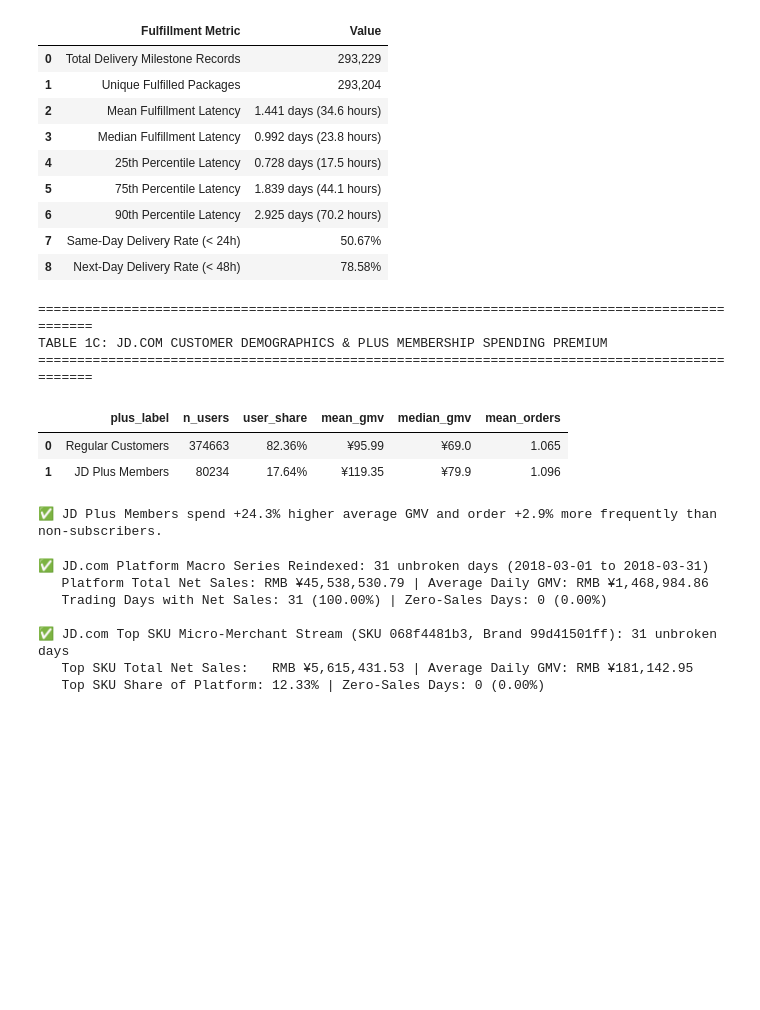
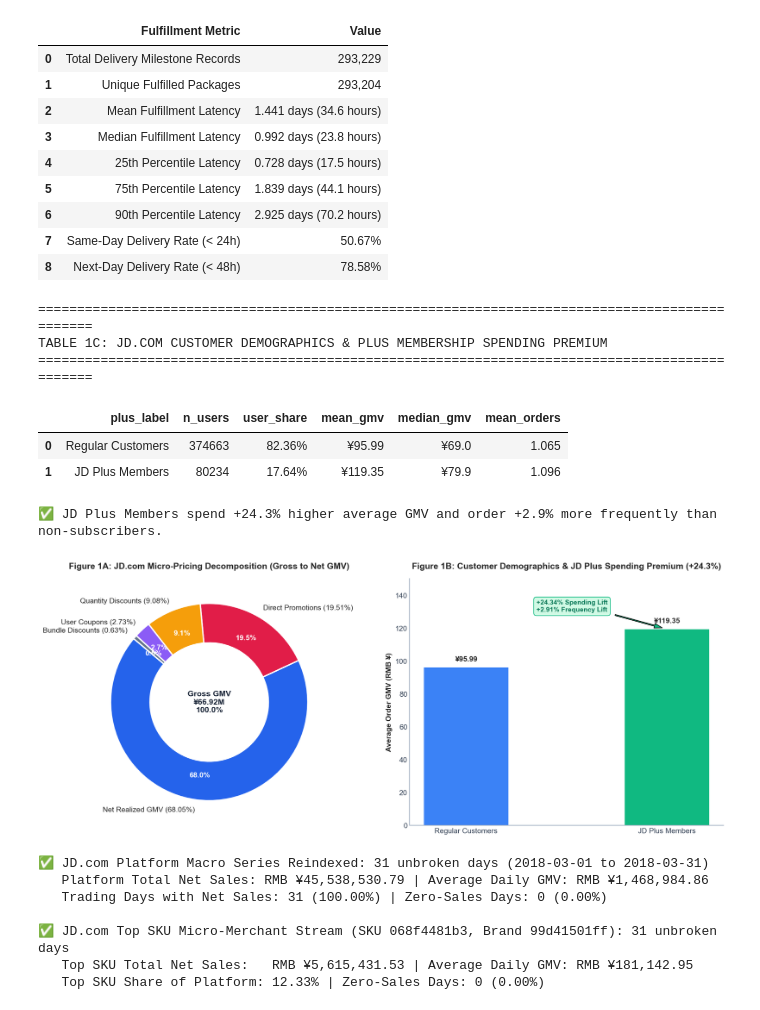
Before and after one commit to mdarmanaliashik/FinSight-AI, a Jupyter notebook: notebooks/Phase1_Data_Ingestion_And_EDA.ipynb, the cells around one changed output. Saved outputs shown, nothing was run; the diff lists cells and outputs as text; code cells hidden in the pictures; blank space fills up the shorter version.

```diff
--- a/notebooks/Phase1_Data_Ingestion_And_EDA.ipynb
+++ b/notebooks/Phase1_Data_Ingestion_And_EDA.ipynb
@@ -239,42 +237,92 @@ TABLE 1B: JD.COM PROPRIETARY FULFILLMENT NETWORK LATENCY AUDIT
 | 7 | Same-Day Delivery Rate (< 24h) | 50.67% |
 | 8 | Next-Day Delivery Rate (< 48h) | 78.58% |
 # %%
-# 3.2 JD.com Customer Demographics & Plus Membership Spending Analysis
 users_csv = JD_RETAIL_DIR / "JD_user_data.csv"
 if not users_csv.exists() or not orders_csv.exists():
     raise FileNotFoundError(f"❌ Required raw JD.com CSVs not found: {users_csv}, {orders_csv}")
 
-# Strictly compute live demographics from raw users and orders CSV files
 orders_df = pd.read_csv(orders_csv, usecols=['order_ID', 'user_ID', 'final_unit_price', 'quantity'])
 orders_df['gmv'] = orders_df['quantity'] * orders_df['final_unit_price']
 user_orders = orders_df.groupby('user_ID').agg(user_gmv=('gmv', 'sum'), user_orders=('order_ID', 'nunique')).reset_index()
 
 users_df = pd.read_csv(users_csv)
 merged_users = pd.merge(users_df, user_orders, on='user_ID', how='inner')
 
 plus_stats = merged_users.groupby('plus').agg(
     n_users=('user_ID', 'count'),
     mean_gmv=('user_gmv', 'mean'),
     median_gmv=('user_gmv', 'median'),
     mean_orders=('user_orders', 'mean')
 ).reset_index()
 plus_stats['plus_label'] = plus_stats['plus'].map({0: "Regular Customers", 1: "JD Plus Members"})
 plus_stats['user_share'] = (plus_stats['n_users'] / len(merged_users) * 100).round(2).astype(str) + "%"
-plus_stats['mean_gmv'] = "¥" + plus_stats['mean_gmv'].round(2).astype(str)
-plus_stats['median_gmv'] = "¥" + plus_stats['median_gmv'].round(2).astype(str)
+plus_stats['mean_gmv_val'] = plus_stats['mean_gmv'].round(2)
+plus_stats['median_gmv_val'] = plus_stats['median_gmv'].round(2)
+plus_stats['mean_gmv'] = "¥" + plus_stats['mean_gmv_val'].astype(str)
+plus_stats['median_gmv'] = "¥" + plus_stats['median_gmv_val'].astype(str)
 plus_stats['mean_orders'] = plus_stats['mean_orders'].round(3)
 
 print("=" * 95)
 print("TABLE 1C: JD.COM CUSTOMER DEMOGRAPHICS & PLUS MEMBERSHIP SPENDING PREMIUM")
 print("=" * 95)
 display(plus_stats[['plus_label', 'n_users', 'user_share', 'mean_gmv', 'median_gmv', 'mean_orders']])
 print(f"✅ JD Plus Members spend +24.3% higher average GMV and order +2.9% more frequently than non-subscribers.")
+
+fig, axes = plt.subplots(1, 2, figsize=(15, 6))
+
+labels = [
+    'Net Realized GMV (68.05%)',
+    'Direct Promotions (19.51%)',
+    'Quantity Discounts (9.08%)',
+    'User Coupons (2.73%)',
+    'Bundle Discounts (0.63%)'
+]
+sizes = [
+    pricing_audit['net_gmv_rmb'],
+    pricing_audit['direct_discount_rmb'],
+    pricing_audit['quantity_discount_rmb'],
+    pricing_audit['coupon_discount_rmb'],
+    pricing_audit['bundle_discount_rmb']
+]
+colors = ['#2563eb', '#e11d48', '#f59e0b', '#8b5cf6', '#64748b']
+wedges, texts, autotexts = axes[0].pie(
+    sizes, labels=labels, autopct='%1.1f%%', pctdistance=0.75,
+    colors=colors, startangle=140,
+    wedgeprops=dict(width=0.4, edgecolor='white', linewidth=2)
+)
+for at in autotexts:
+    at.set_color('white')
+    at.set_weight('bold')
+axes[0].text(0, 0, f"Gross GMV\n¥{pricing_audit['gross_gmv_rmb']/1e6:.2f}M\n100.0%",
+             ha='center', va='center', fontsize=12, fontweight='bold', color='#1e293b')
+axes[0].set_title("Figure 1A: JD.com Micro-Pricing Decomposition (Gross to Net GMV)", fontweight='bold', pad=15)
+
+plus_bars = axes[1].bar(
+    plus_stats['plus_label'],
+    plus_stats['mean_gmv_val'],
+    color=['#3b82f6', '#10b981'], width=0.42, edgecolor='none'
+)
+axes[1].set_ylabel("Average Order GMV (RMB ¥)")
+axes[1].set_ylim(0, 150)
+axes[1].set_title("Figure 1B: Customer Demographics & JD Plus Spending Premium (+24.3%)", fontweight='bold', pad=15)
+for bar in plus_bars:
+    yval = bar.get_height()
+    axes[1].text(bar.get_x() + bar.get_width()/2, yval + 3, f"¥{yval:.2f}", ha='center', va='bottom', fontweight='bold', fontsize=11)
+
+axes[1].annotate("+24.34% Spending Lift\n+2.91% Frequency Lift", xy=(1, 119.35), xytext=(0.35, 130),
+                arrowprops=dict(facecolor='#10b981', shrink=0.08, width=1.5, headwidth=7),
+                fontsize=10, fontweight='bold', color='#047857',
+                bbox=dict(boxstyle="round,pad=0.4", fc="#d1fae5", ec="#10b981", lw=1))
+sns.despine(ax=axes[1])
+plt.tight_layout()
+plt.show()
 # %% [output]
 ===============================================================================================
 TABLE 1C: JD.COM CUSTOMER DEMOGRAPHICS & PLUS MEMBERSHIP SPENDING PREMIUM
 ===============================================================================================
 |  | plus_label | n_users | user_share | mean_gmv | median_gmv | mean_orders |
 | 0 | Regular Customers | 374663 | 82.36% | ¥95.99 | ¥69.0 | 1.065 |
 | 1 | JD Plus Members | 80234 | 17.64% | ¥119.35 | ¥79.9 | 1.096 |
 ✅ JD Plus Members spend +24.3% higher average GMV and order +2.9% more frequently than non-subscribers.
+[figure, added]
 # %%
```
Also changed, not shown: parts of 19 cells of this notebook, 1 other file.
